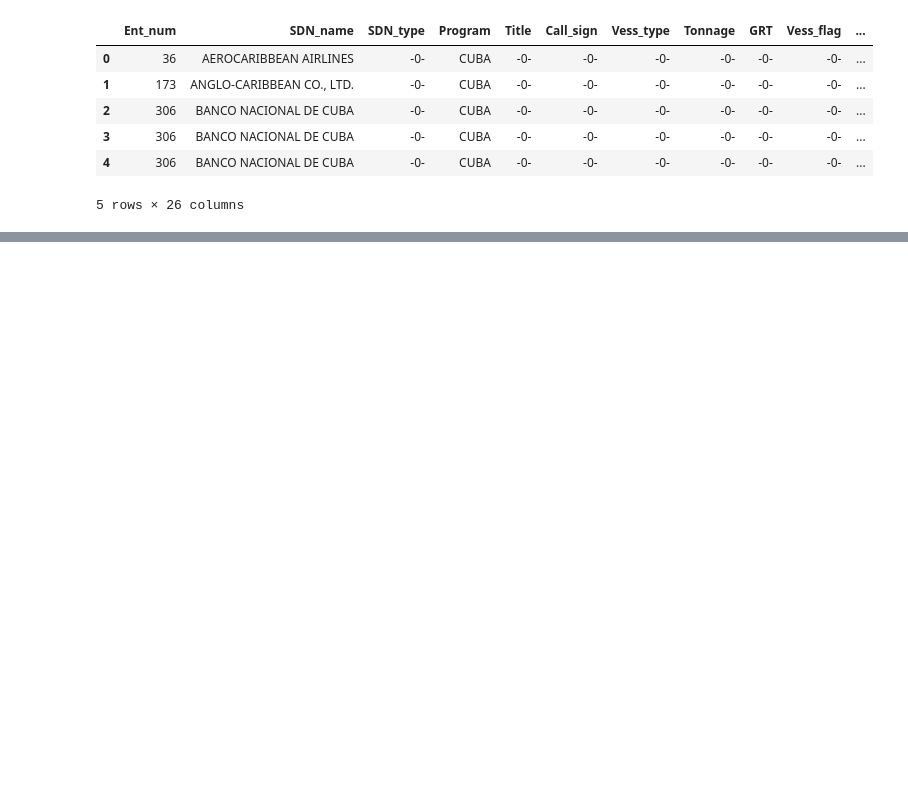
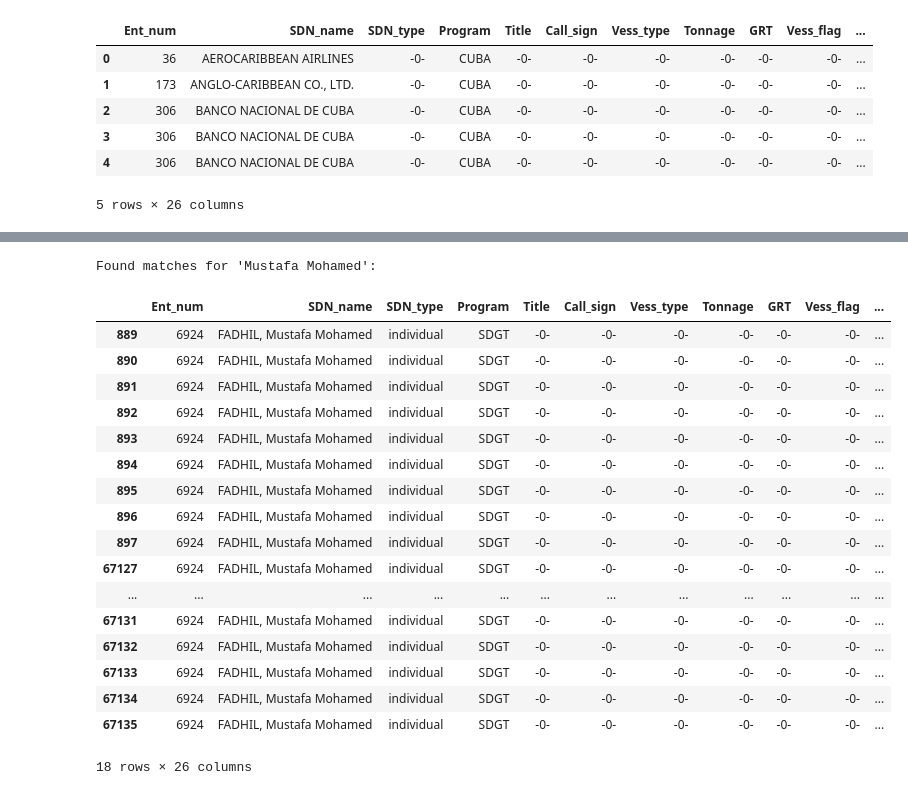
Before and after one commit to beauttahkangara/Compliance, a Jupyter notebook: Sanctions.ipynb, the cells around one changed output, grey strips where cells are left out. Saved outputs shown, nothing was run; the diff lists cells and outputs as text; code cells hidden in the pictures; blank space fills up the shorter version.

```diff
--- a/Sanctions.ipynb
+++ b/Sanctions.ipynb
@@ -13,3 +13,22 @@ display(ofac_df.head())
 | 3 | 306 | BANCO NACIONAL DE CUBA | -0- | CUBA | -0- | -0- | -0- | -0- | -0- | -0- | ... |
 | 4 | 306 | BANCO NACIONAL DE CUBA | -0- | CUBA | -0- | -0- | -0- | -0- | -0- | -0- | ... |
 5 rows × 26 columns
+# %%
+# Search for 'Kenyan ID No' in all string columns of the original dataframe
+# First, select only the string columns
+string_cols = ofac_df.select_dtypes(include='object')
+
+# Concatenate all string columns into a single string series, handling potential NaNs
+concatenated_strings = string_cols.astype(str).agg(' '.join, axis=1)
+
+# Filter the original dataframe where the concatenated strings contain 'Kenya' (case-insensitive)
+kenyan_df = ofac_df[concatenated_strings.str.contains('kenya|uganda|tanzania|somalia|', case=False, na=False)]
+
+# Set pandas option to display full column content for the Remarks column
+pd.set_option('display.max_colwidth', None)
+
+# Display only the specified columns
+display(kenyan_df[['SDN_name','Remarks','Alt_name','Vess_type','Vess_flag','Country']])
+
+# Reset pandas option to default to avoid affecting subsequent outputs
+pd.reset_option('display.max_colwidth')
@@ -15,0 +49,49 @@ display(ofac_df.head())
+# %%
+def check_name_in_ofac(name, ofac_df):
+  """
+  Checks if a name exists in the SDN_name column of the OFAC DataFrame.
+
+  Args:
+    name: The name to search for (case-insensitive).
+    ofac_df: The pandas DataFrame containing the OFAC list.
+
+  Returns:
+    A DataFrame containing the rows that match the name, or an empty DataFrame
+    if no match is found.
+  """
+  if 'SDN_name' in ofac_df.columns:
+    # Use case=False for case-insensitive matching
+    return ofac_df[ofac_df['SDN_name'].str.contains(name, case=False, na=False)]
+  else:
+    print("Error: 'SDN_name' column not found in the DataFrame.")
+    return pd.DataFrame()
+
+
+name_to_check = "Mustafa Mohamed"
+search_results = check_name_in_ofac(name_to_check, ofac_df)
+
+if not search_results.empty:
+  print(f"Found matches for '{name_to_check}':")
+  display(search_results)
+else:
+  print(f"No matches found for '{name_to_check}'.")
+# %% [output]
+Found matches for 'Mustafa Mohamed':
+|  | Ent_num | SDN_name | SDN_type | Program | Title | Call_sign | Vess_type | Tonnage | GRT | Vess_flag | ... |
+| 889 | 6924 | FADHIL, Mustafa Mohamed | individual | SDGT | -0- | -0- | -0- | -0- | -0- | -0- | ... |
+| 890 | 6924 | FADHIL, Mustafa Mohamed | individual | SDGT | -0- | -0- | -0- | -0- | -0- | -0- | ... |
+| 891 | 6924 | FADHIL, Mustafa Mohamed | individual | SDGT | -0- | -0- | -0- | -0- | -0- | -0- | ... |
+| 892 | 6924 | FADHIL, Mustafa Mohamed | individual | SDGT | -0- | -0- | -0- | -0- | -0- | -0- | ... |
+| 893 | 6924 | FADHIL, Mustafa Mohamed | individual | SDGT | -0- | -0- | -0- | -0- | -0- | -0- | ... |
+| 894 | 6924 | FADHIL, Mustafa Mohamed | individual | SDGT | -0- | -0- | -0- | -0- | -0- | -0- | ... |
+| 895 | 6924 | FADHIL, Mustafa Mohamed | individual | SDGT | -0- | -0- | -0- | -0- | -0- | -0- | ... |
+| 896 | 6924 | FADHIL, Mustafa Mohamed | individual | SDGT | -0- | -0- | -0- | -0- | -0- | -0- | ... |
+| 897 | 6924 | FADHIL, Mustafa Mohamed | individual | SDGT | -0- | -0- | -0- | -0- | -0- | -0- | ... |
+| 67127 | 6924 | FADHIL, Mustafa Mohamed | individual | SDGT | -0- | -0- | -0- | -0- | -0- | -0- | ... |
+| ... | ... | ... | ... | ... | ... | ... | ... | ... | ... | ... | ... |
+| 67131 | 6924 | FADHIL, Mustafa Mohamed | individual | SDGT | -0- | -0- | -0- | -0- | -0- | -0- | ... |
+| 67132 | 6924 | FADHIL, Mustafa Mohamed | individual | SDGT | -0- | -0- | -0- | -0- | -0- | -0- | ... |
+| 67133 | 6924 | FADHIL, Mustafa Mohamed | individual | SDGT | -0- | -0- | -0- | -0- | -0- | -0- | ... |
+| 67134 | 6924 | FADHIL, Mustafa Mohamed | individual | SDGT | -0- | -0- | -0- | -0- | -0- | -0- | ... |
+| 67135 | 6924 | FADHIL, Mustafa Mohamed | individual | SDGT | -0- | -0- | -0- | -0- | -0- | -0- | ... |
+18 rows × 26 columns
```
Also changed, not shown: parts of 1 cell of this notebook.
